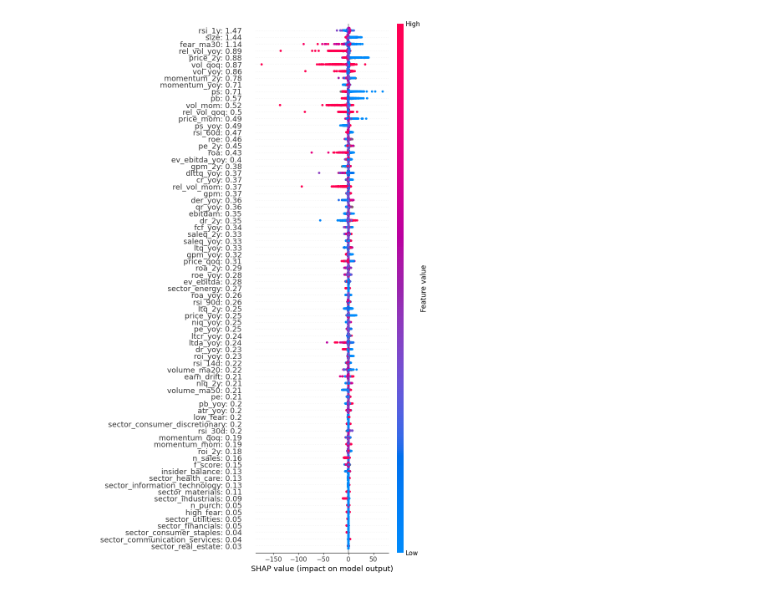
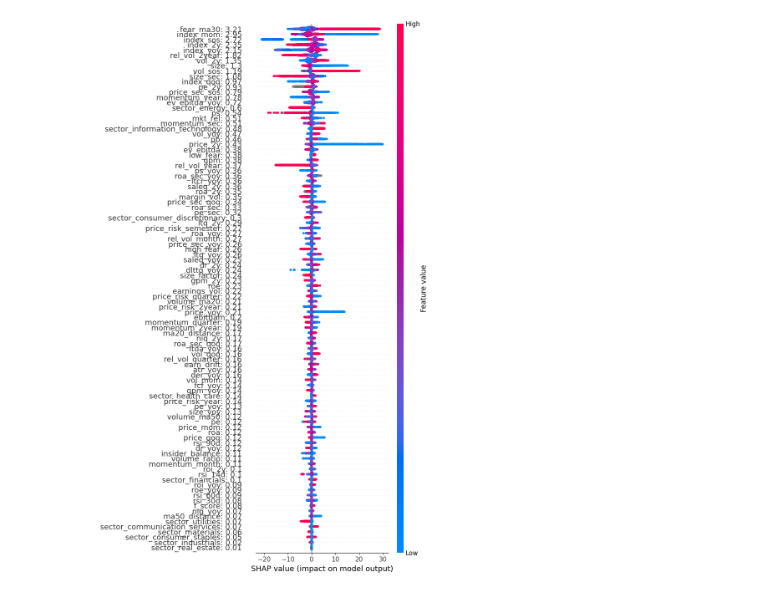
Before and after one commit to francisco3511/stocksense, a Jupyter notebook: notebooks/regression.ipynb, the cells around one changed output. Saved outputs shown, nothing was run; the diff lists cells and outputs as text; code cells hidden in the pictures.

Commit message:
Create support for multi-target classification ensemble. Overall refactor.

```diff
--- a/notebooks/regression.ipynb
+++ b/notebooks/regression.ipynb
@@ -5,12 +5,11 @@ import plotly.express as px
 import polars as pl
 
 from stocksense.config import config
-from stocksense.database_handler import DatabaseHandler
+from stocksense.database import DatabaseHandler
 from stocksense.model import XGBoostRegressor
 from stocksense.pipeline import clean, engineer_features
 
 features = config.model.features
-target = "fsharpe_ratio"
 date_col = config.model.date_col
 aux_cols = ["tic", "datadate", "rdq"]
-target
+target = "fwd_return_4Q"
@@ -243,21 +257,26 @@ model.get_importance("weight")
 # %%
 import numpy as np
 import shap
 
-explainer = shap.TreeExplainer(model.model)
-shap_values = explainer(X_train)
 
-feature_names = [
-    a + ": " + str(b)
-    for a, b in zip(X_train.columns, np.abs(shap_values.values).mean(0).round(2), strict=False)
-]
+def plot_shap(model, X_train):
+    explainer = shap.TreeExplainer(model.model)
+    shap_values = explainer(X_train)
 
-shap.summary_plot(
-    shap_values,
-    X_train,
-    max_display=X_train.shape[1],
-    feature_names=feature_names,
-    plot_size=(8, 13.5),
-)
+    feature_names = [
+        a + ": " + str(b)
+        for a, b in zip(X_train.columns, np.abs(shap_values.values).mean(0).round(2), strict=False)
+    ]
+
+    shap.summary_plot(
+        shap_values,
+        X_train,
+        max_display=X_train.shape[1],
+        feature_names=feature_names,
+        plot_size=(8, 13.5),
+    )
+
+
+plot_shap(model, X_train)
 # %% [output]
-[figure, old version]
+[figure, new version]
```
Also changed, not shown: parts of 14 cells of this notebook, 34 other files.
